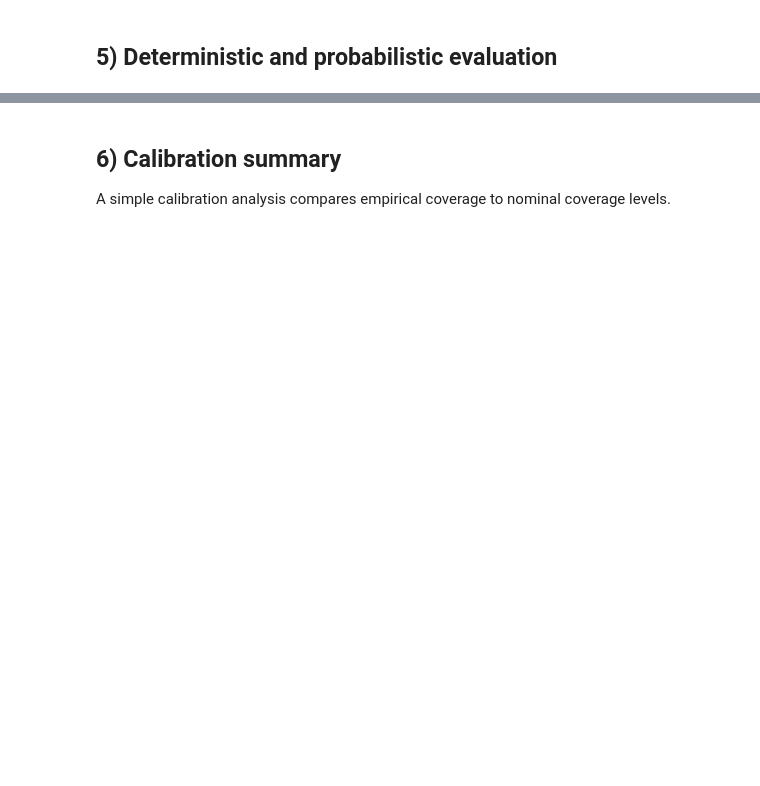
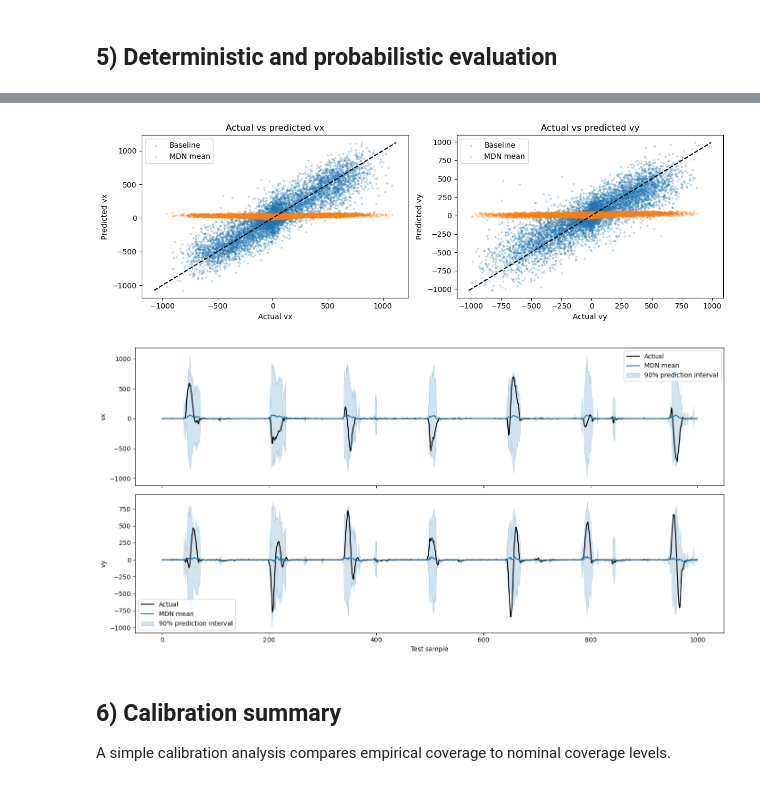
Before and after one commit to angelrodriguez0617/mdn-motor-decoding, a Jupyter notebook: mdn_future_motor_intent.ipynb, the cells around one changed output, grey strips where cells are left out. Drawn from its saved outputs; the diff is of its cells as text; code cells hidden in the pictures; blank space fills up the shorter version.

Commit message:
visualizations added

```diff
--- a/mdn_future_motor_intent.ipynb
+++ b/mdn_future_motor_intent.ipynb
@@ -353,3 +419,50 @@ results
+# %%
+import matplotlib.pyplot as plt
+
+# Actual vs predicted velocity
+fig, axes = plt.subplots(1, 2, figsize=(12, 4))
+
+for i, label in enumerate(["vx", "vy"]):
+    axes[i].scatter(Y[:, i], B[:, i], s=4, alpha=0.2, label="Baseline")
+    axes[i].scatter(Y[:, i], M[:, i], s=4, alpha=0.2, label="MDN mean")
+
+    lo = min(Y[:, i].min(), B[:, i].min(), M[:, i].min())
+    hi = max(Y[:, i].max(), B[:, i].max(), M[:, i].max())
+    axes[i].plot([lo, hi], [lo, hi], "k--")
+
+    axes[i].set_xlabel(f"Actual {label}")
+    axes[i].set_ylabel(f"Predicted {label}")
+    axes[i].set_title(f"Actual vs predicted {label}")
+    axes[i].legend()
+
+plt.tight_layout()
+plt.show()
+
+n_plot = min(1000, len(Y))
+time = np.arange(n_plot)
+
+fig, axes = plt.subplots(2, 1, figsize=(14, 7), sharex=True)
+
+for i, label in enumerate(["vx", "vy"]):
+    axes[i].plot(time, Y[:n_plot, i], label="Actual", color="black")
+    axes[i].plot(time, M[:n_plot, i], label="MDN mean", color="tab:blue")
+    axes[i].fill_between(
+        time,
+        Q05[:n_plot, i],
+        Q95[:n_plot, i],
+        color="tab:blue",
+        alpha=0.2,
+        label="90% prediction interval",
+    )
+    axes[i].set_ylabel(label)
+    axes[i].legend()
+
+axes[-1].set_xlabel("Test sample")
+plt.tight_layout()
+plt.show()
+# %% [output]
+[figure, added]
+[figure, added]
 # %% [markdown]
 ## 6) Calibration summary
 
```
Also changed, not shown: parts of 9 cells of this notebook.
